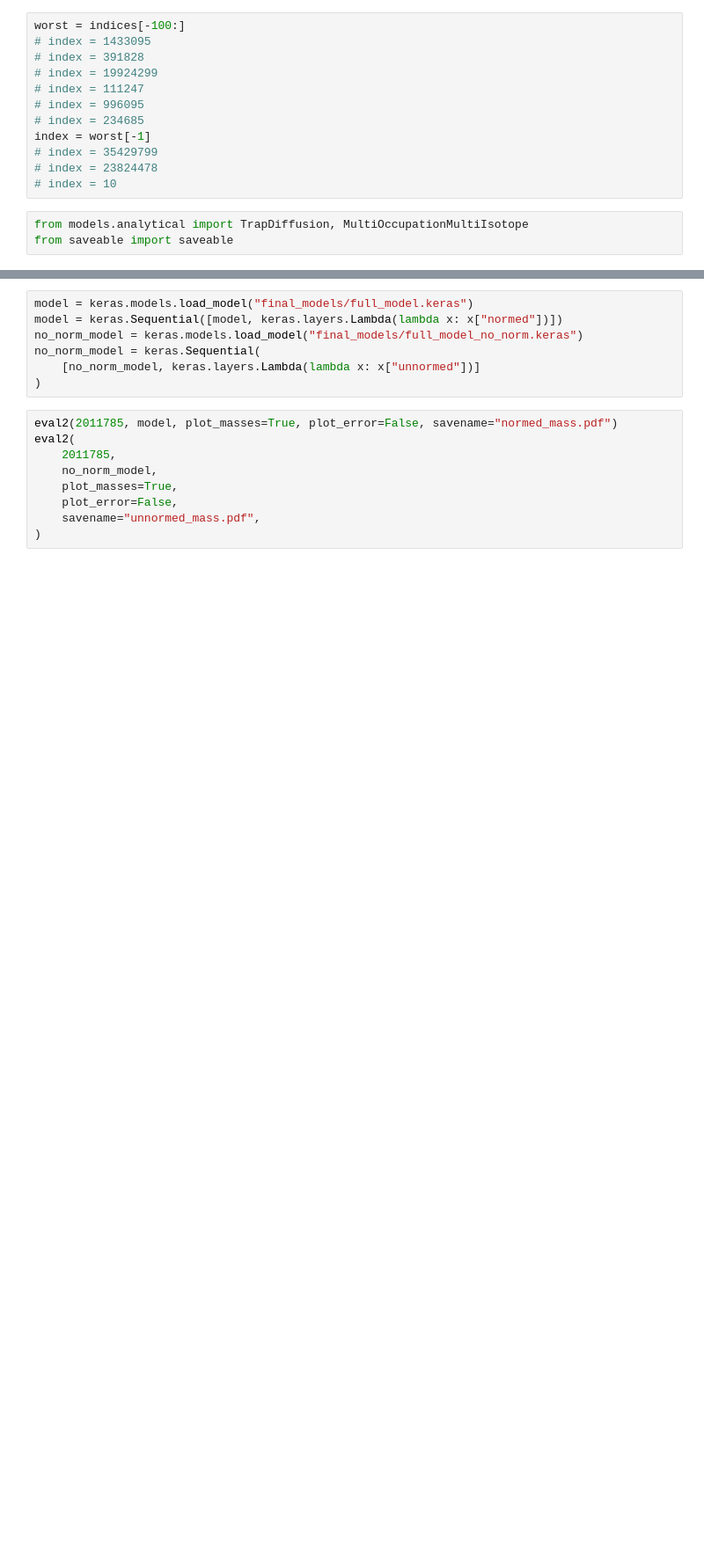
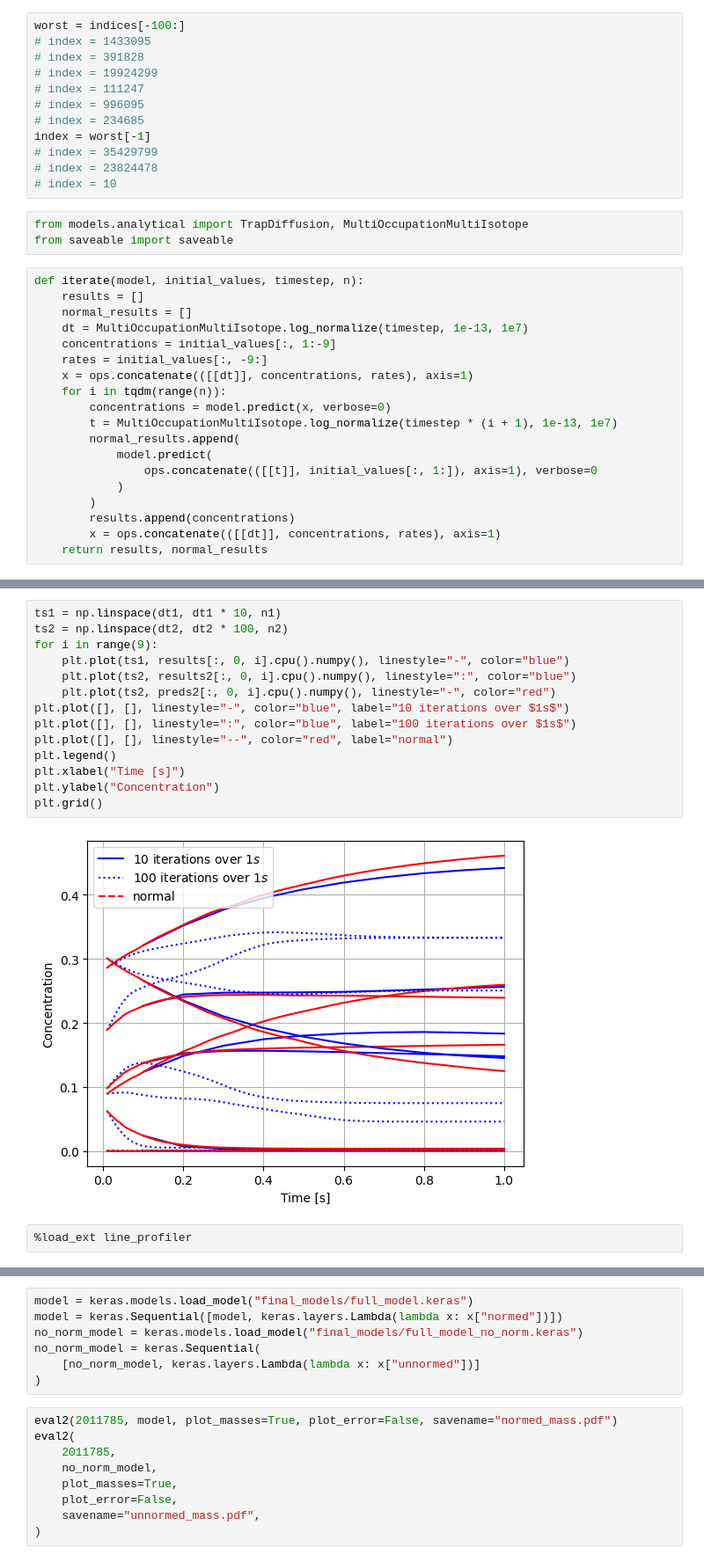
Before and after one commit to Davidxdydz/TrapDiffusion, a Jupyter notebook: Training.ipynb, the cells around one changed output, grey strips where cells are left out. Shown at 88% size. Saved outputs shown, nothing was run; the diff lists cells and outputs as text; blank space fills up the shorter version.

```diff
--- a/Training.ipynb
+++ b/Training.ipynb
@@ -101,3 +101,22 @@ index = worst[-1]
 # %%
 from models.analytical import TrapDiffusion, MultiOccupationMultiIsotope
 from saveable import saveable
+# %%
+def iterate(model, initial_values, timestep, n):
+    results = []
+    normal_results = []
+    dt = MultiOccupationMultiIsotope.log_normalize(timestep, 1e-13, 1e7)
+    concentrations = initial_values[:, 1:-9]
+    rates = initial_values[:, -9:]
+    x = ops.concatenate(([[dt]], concentrations, rates), axis=1)
+    for i in tqdm(range(n)):
+        concentrations = model.predict(x, verbose=0)
+        t = MultiOccupationMultiIsotope.log_normalize(timestep * (i + 1), 1e-13, 1e7)
+        normal_results.append(
+            model.predict(
+                ops.concatenate(([[t]], initial_values[:, 1:]), axis=1), verbose=0
+            )
+        )
+        results.append(concentrations)
+        x = ops.concatenate(([[dt]], concentrations, rates), axis=1)
+    return results, normal_results
@@ -103,0 +134,18 @@ from saveable import saveable
+# %%
+ts1 = np.linspace(dt1, dt1 * 10, n1)
+ts2 = np.linspace(dt2, dt2 * 100, n2)
+for i in range(9):
+    plt.plot(ts1, results[:, 0, i].cpu().numpy(), linestyle="-", color="blue")
+    plt.plot(ts2, results2[:, 0, i].cpu().numpy(), linestyle=":", color="blue")
+    plt.plot(ts2, preds2[:, 0, i].cpu().numpy(), linestyle="-", color="red")
+plt.plot([], [], linestyle="-", color="blue", label="10 iterations over $1s$")
+plt.plot([], [], linestyle=":", color="blue", label="100 iterations over $1s$")
+plt.plot([], [], linestyle="--", color="red", label="normal")
+plt.legend()
+plt.xlabel("Time [s]")
+plt.ylabel("Concentration")
+plt.grid()
+# %% [output]
+[figure, added]
+# %%
+%load_ext line_profiler
```
Also changed, not shown: parts of 9 cells of this notebook, 13 other files.
